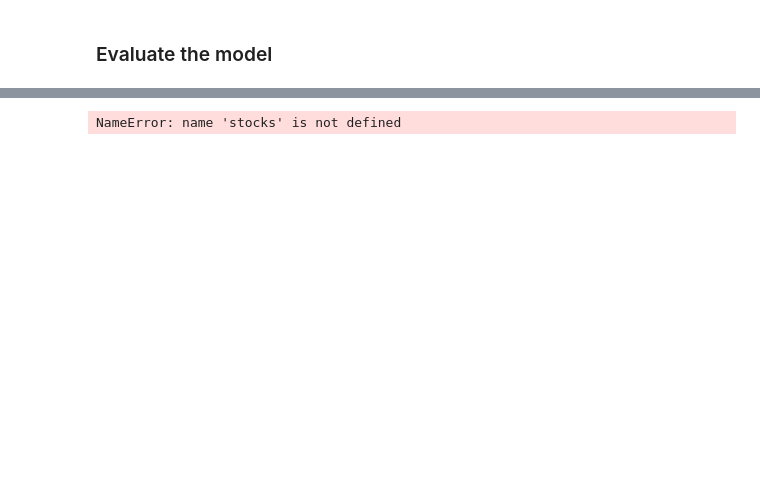
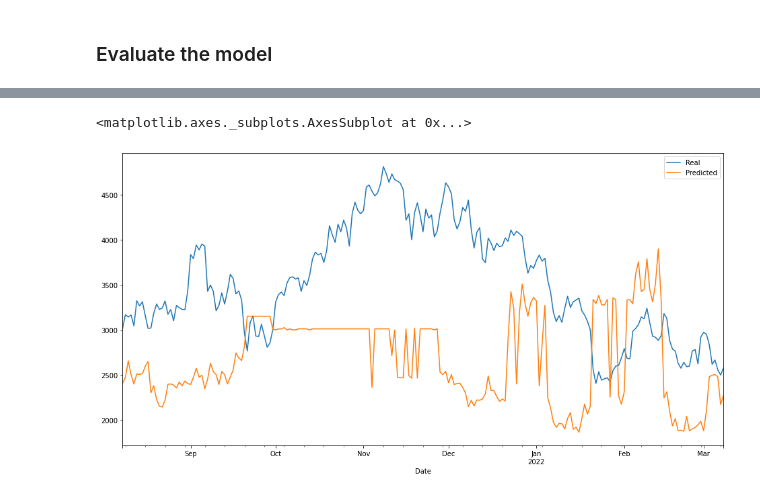
Before and after one commit to mrajkarnikar/project_02, a Jupyter notebook: XGBoostRegressor.ipynb, the cells around one changed output, grey strips where cells are left out. Drawn from its saved outputs; the diff is of its cells as text; code cells hidden in the pictures; blank space fills up the shorter version.

Commit message:
fixed error

```diff
--- a/XGBoostRegressor.ipynb
+++ b/XGBoostRegressor.ipynb
@@ -204,8 +263,9 @@ stocks.head(100)
 100 rows × 2 columns
 # %%
-stocks.plot(figsize=(50, 20))
+stocks.plot(figsize = (16,8))
 # %% [output]
-NameError: name 'stocks' is not defined
+<matplotlib.axes._subplots.AxesSubplot at 0x...>
+[figure, added]
 # %%
 from sklearn import metrics
 
```
Also changed, not shown: parts of 9 cells of this notebook.
